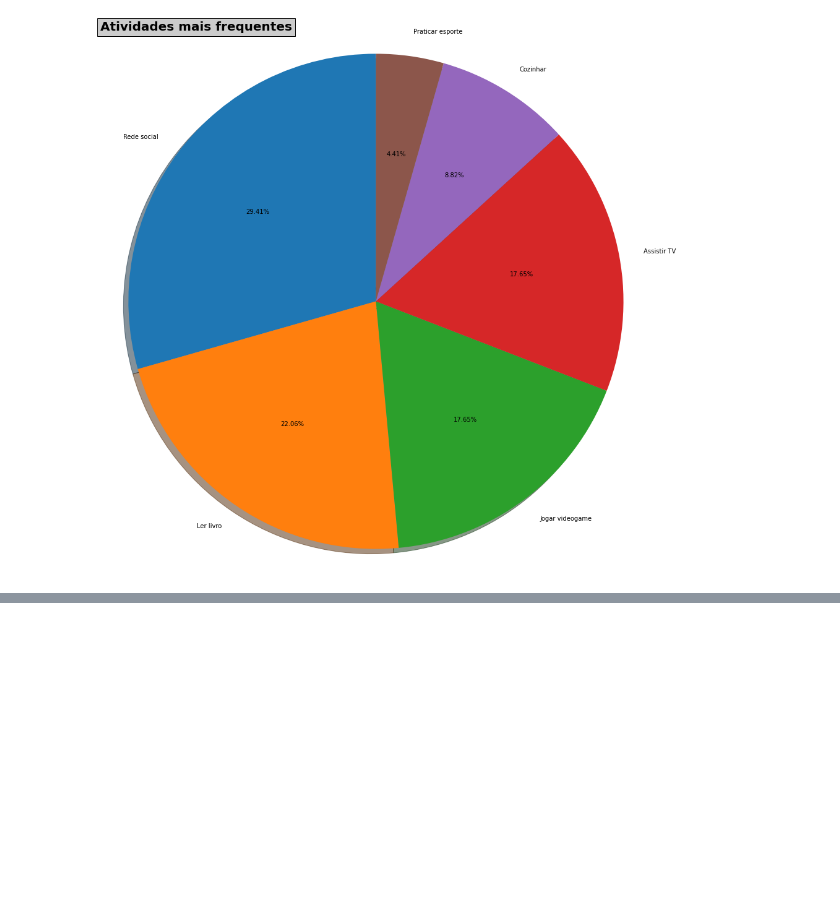
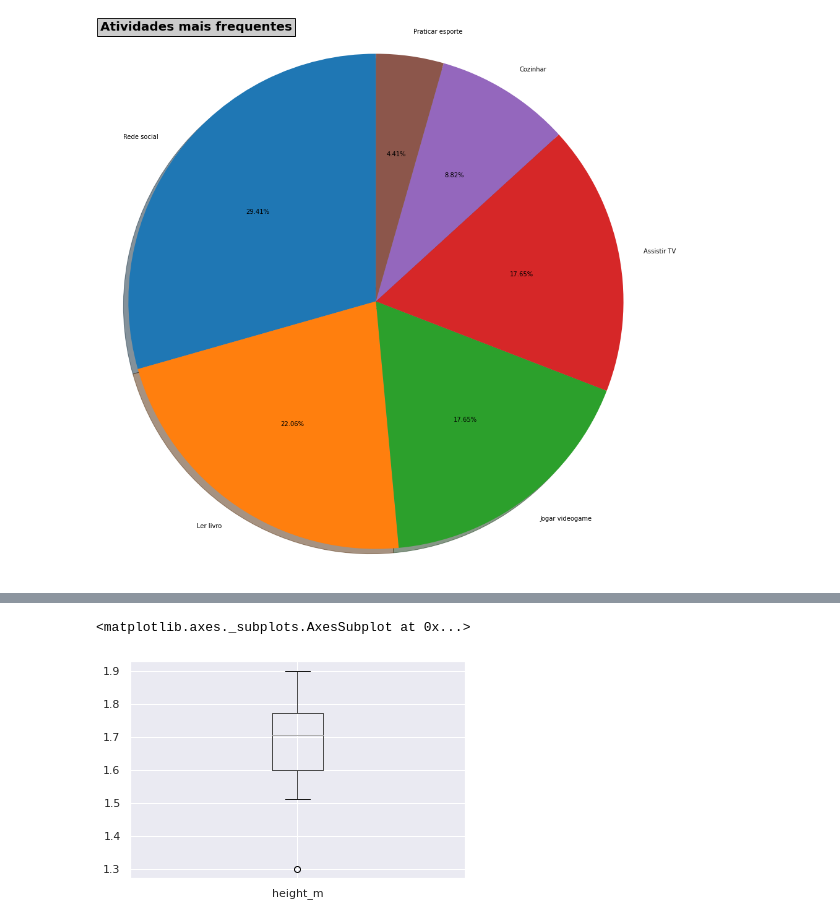
Before and after one commit to brenoslivio/Statistics-Python, a Jupyter notebook: 1-DescriptiveAnalysis/1_DescriptiveAnalysis.ipynb, the cells around one changed output, grey strips where cells are left out. Saved outputs shown, nothing was run; the diff lists cells and outputs as text; code cells hidden in the pictures; blank space fills up the shorter version.

```diff
--- a/1-DescriptiveAnalysis/1_DescriptiveAnalysis.ipynb
+++ b/1-DescriptiveAnalysis/1_DescriptiveAnalysis.ipynb
@@ -336,0 +358,5 @@ plt.show()
+# %%
+dfPoll.boxplot(column=['height_m'])
+# %% [output]
+<matplotlib.axes._subplots.AxesSubplot at 0x...>
+[figure, added]
```
Also changed, not shown: parts of 12 cells of this notebook.
